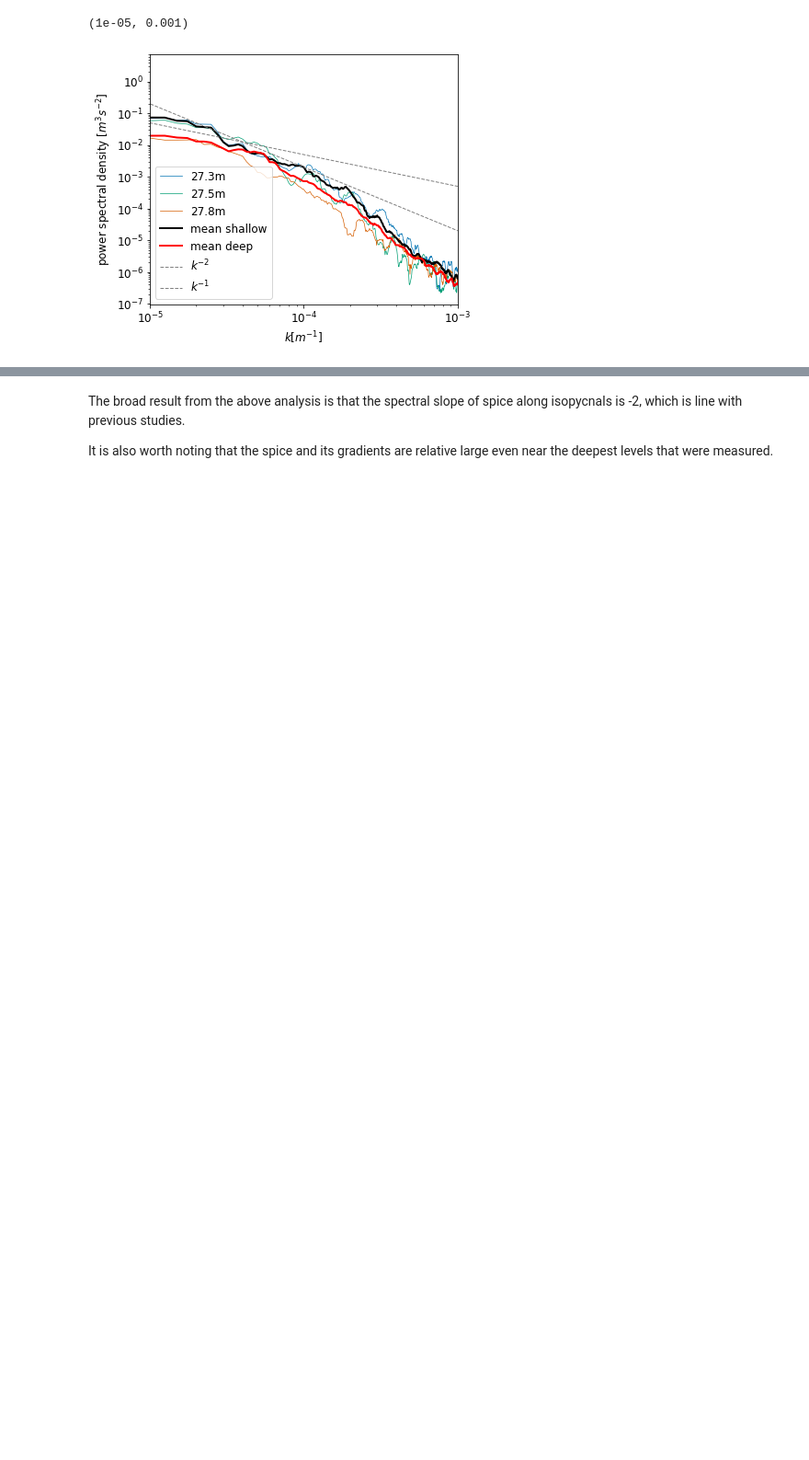
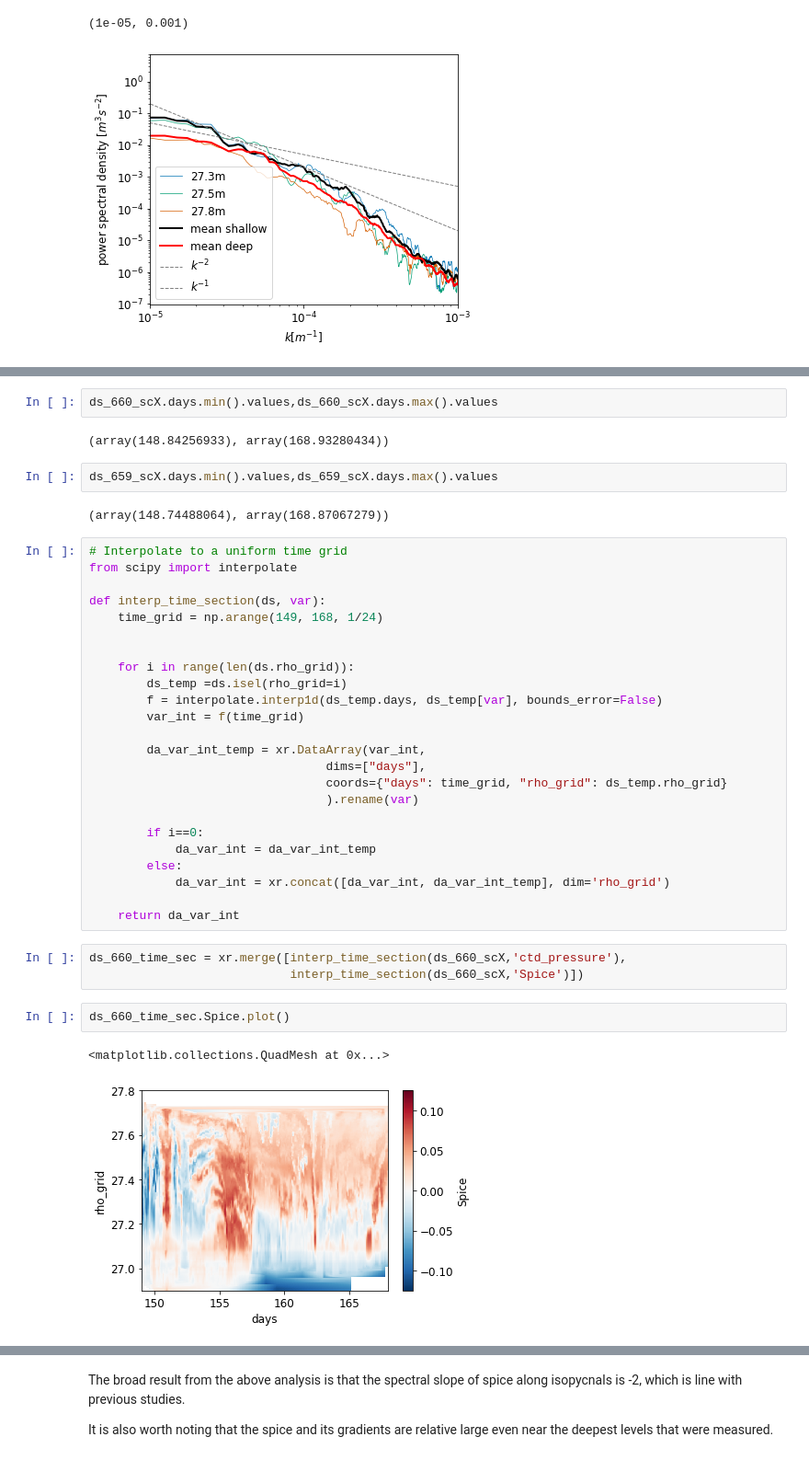
Before and after one commit to dhruvbalwada/sogos, a Jupyter notebook: notebooks/notebooks_variability_paper/along_isopycnal_spice_spectral_analysis_v2.ipynb, the cells around one changed output, grey strips where cells are left out. Shown at 92% size. Saved outputs shown, nothing was run; the diff lists cells and outputs as text; blank space fills up the shorter version.

```diff
--- a/notebooks/notebooks_variability_paper/along_isopycnal_spice_spectral_analysis_v2.ipynb
+++ b/notebooks/notebooks_variability_paper/along_isopycnal_spice_spectral_analysis_v2.ipynb
@@ -496,0 +499,40 @@ plt.xlim([1/100e3, 1/1e3])
+# %%
+ds_660_scX.days.min().values,ds_660_scX.days.max().values
+# %% [output]
+(array(148.84256933), array(168.93280434))
+# %%
+ds_659_scX.days.min().values,ds_659_scX.days.max().values
+# %% [output]
+(array(148.74488064), array(168.87067279))
+# %%
+# Interpolate to a uniform time grid
+from scipy import interpolate
+
+def interp_time_section(ds, var):
+    time_grid = np.arange(149, 168, 1/24)
+
+
+    for i in range(len(ds.rho_grid)):
+        ds_temp =ds.isel(rho_grid=i)
+        f = interpolate.interp1d(ds_temp.days, ds_temp[var], bounds_error=False)
+        var_int = f(time_grid)
+
+        da_var_int_temp = xr.DataArray(var_int,
+                                 dims=["days"],
+                                 coords={"days": time_grid, "rho_grid": ds_temp.rho_grid}
+                                 ).rename(var)
+
+        if i==0:
+            da_var_int = da_var_int_temp
+        else:
+            da_var_int = xr.concat([da_var_int, da_var_int_temp], dim='rho_grid')
+
+    return da_var_int
+# %%
+ds_660_time_sec = xr.merge([interp_time_section(ds_660_scX,'ctd_pressure'),
+                            interp_time_section(ds_660_scX,'Spice')])
+# %%
+ds_660_time_sec.Spice.plot()
+# %% [output]
+<matplotlib.collections.QuadMesh at 0x...>
+[figure, added]
```
Also changed, not shown: parts of 10 cells of this notebook.
